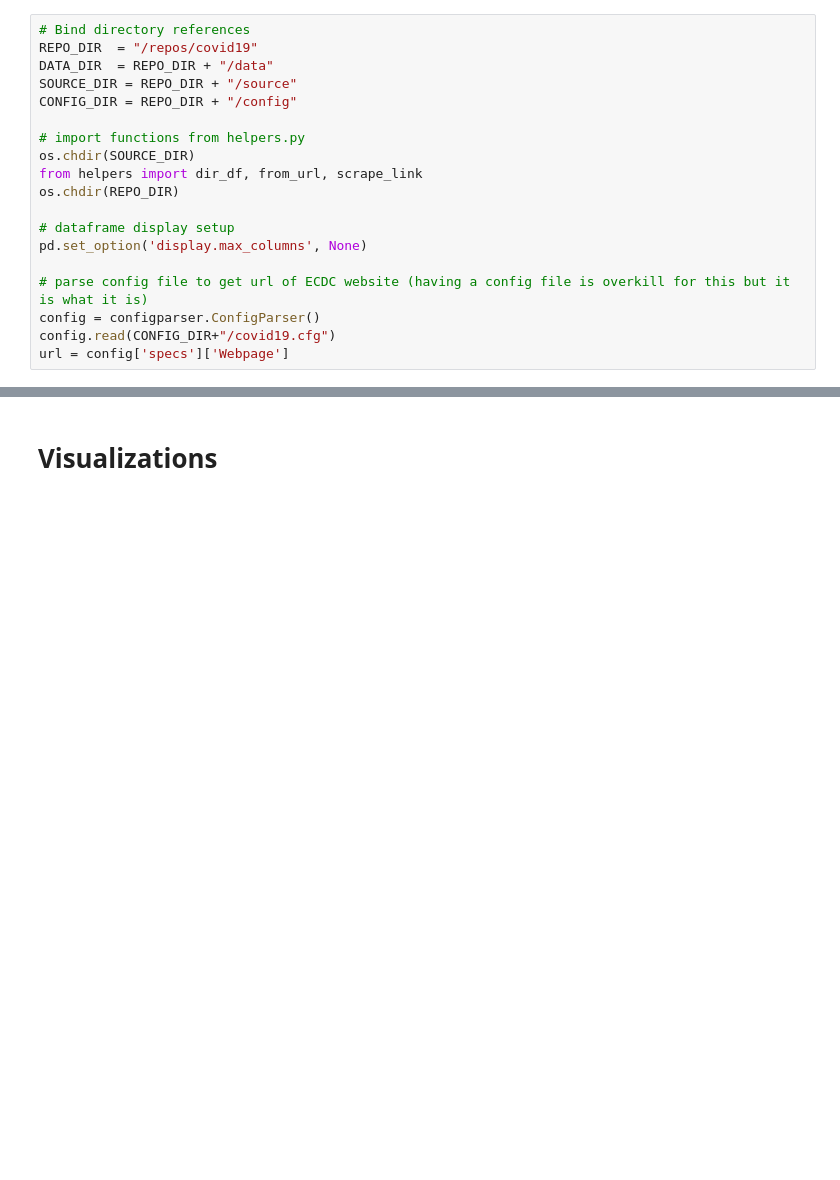
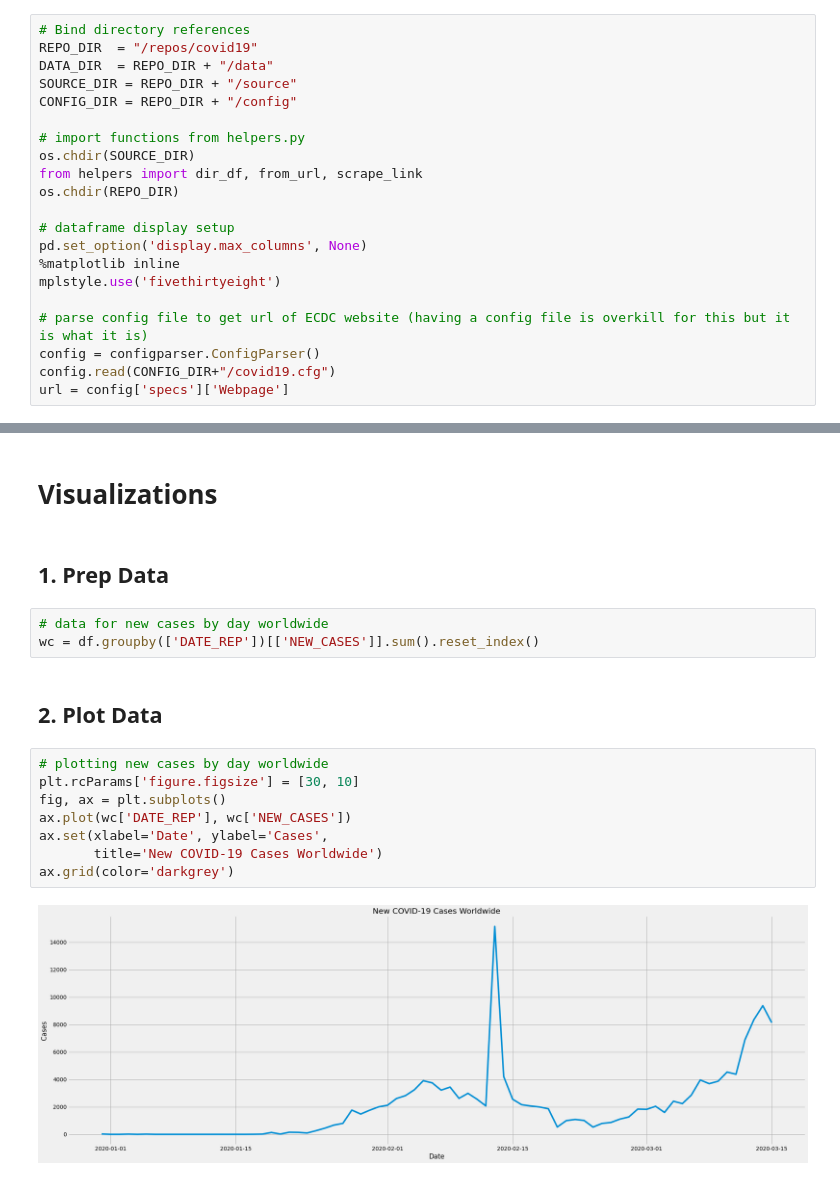
Before and after one commit to pkluitenberg/COVID-19, a Jupyter notebook: covid19.ipynb, the cells around one changed output, grey strips where cells are left out. Cells and saved outputs as stored; diff of their text form; blank space fills up the shorter version.

Commit message:
PK: built first visualization of worlwide new cases by date

```diff
--- a/covid19.ipynb
+++ b/covid19.ipynb
@@ -37,6 +37,8 @@ os.chdir(REPO_DIR)
 
 # dataframe display setup
 pd.set_option('display.max_columns', None)
+%matplotlib inline
+mplstyle.use('fivethirtyeight')
 
 # parse config file to get url of ECDC website (having a config file is overkill for this but it is what it is)
 config = configparser.ConfigParser()
@@ -113,3 +115,20 @@ df.head()
 | 4 | 2020-03-01 | Afghanistan | 0 | 0.0 | AF | NaN | Non-EU/EEA | 2020-03-15 |
 # %% [markdown]
 # Visualizations <div id='viz'/>
+# %% [markdown]
+## 1. Prep Data
+# %%
+# data for new cases by day worldwide
+wc = df.groupby(['DATE_REP'])[['NEW_CASES']].sum().reset_index()
+# %% [markdown]
+## 2. Plot Data
+# %%
+# plotting new cases by day worldwide
+plt.rcParams['figure.figsize'] = [30, 10]
+fig, ax = plt.subplots()
+ax.plot(wc['DATE_REP'], wc['NEW_CASES'])
+ax.set(xlabel='Date', ylabel='Cases',
+       title='New COVID-19 Cases Worldwide')
+ax.grid(color='darkgrey')
+# %% [output]
+[figure, added]
```
Also changed, not shown: parts of 1 cell of this notebook.
